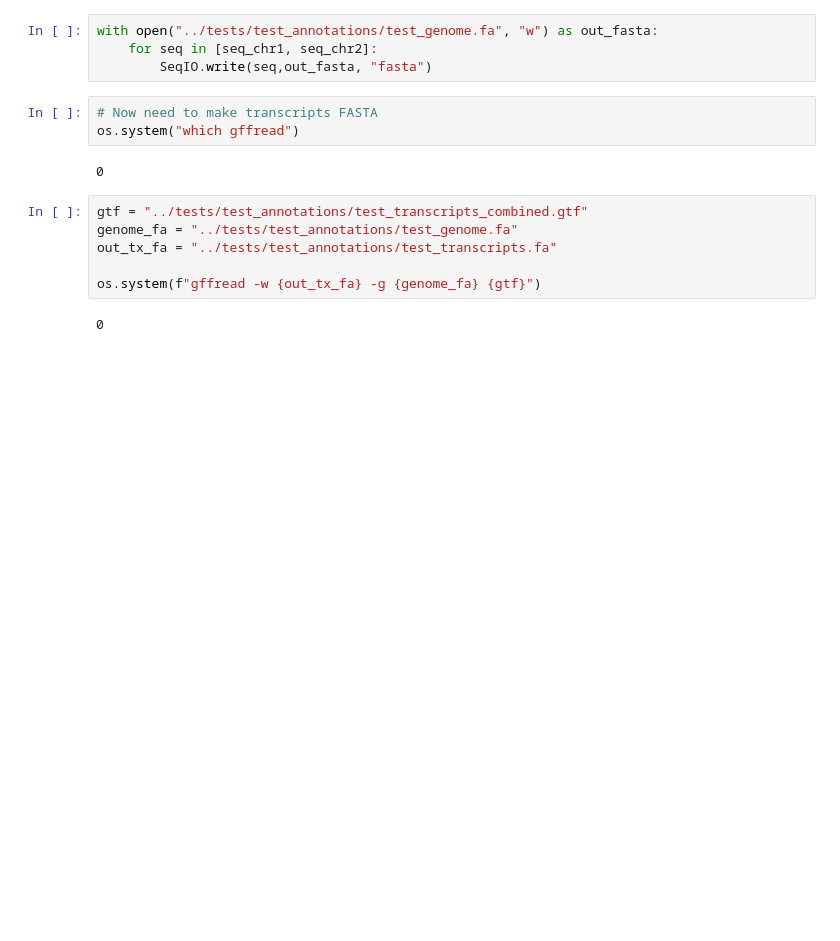
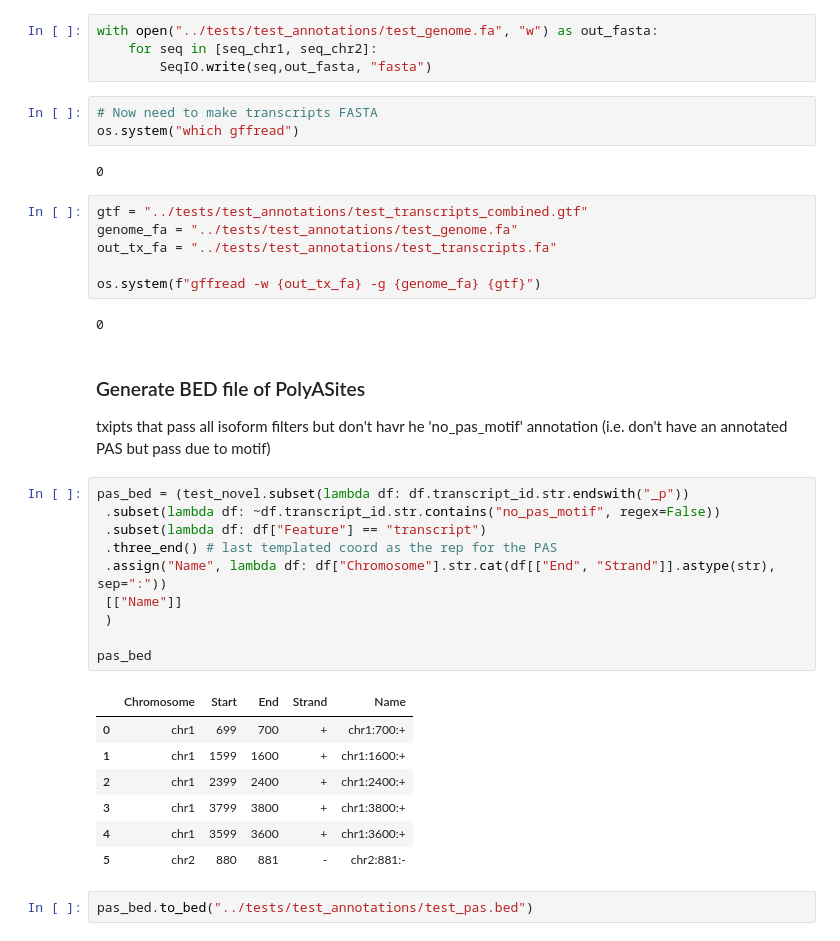
Before and after one commit to frattalab/PAPA, a Jupyter notebook: scripts/generate_test_annotations.ipynb, the cells around one changed output. Drawn from its saved outputs; the diff is of its cells as text; blank space fills up the shorter version.

Commit message:
Generate test PAS atlas BED file

```diff
--- a/scripts/generate_test_annotations.ipynb
+++ b/scripts/generate_test_annotations.ipynb
@@ -593,3 +593,27 @@ out_tx_fa = "../tests/test_annotations/test_transcripts.fa"
 os.system(f"gffread -w {out_tx_fa} -g {genome_fa} {gtf}")
 # %% [output]
 0
+# %% [markdown]
+### Generate BED file of PolyASites
+
+txipts that pass all isoform filters but don't havr he 'no_pas_motif' annotation (i.e. don't have an annotated PAS but pass due to motif)
+# %%
+pas_bed = (test_novel.subset(lambda df: df.transcript_id.str.endswith("_p"))
+ .subset(lambda df: ~df.transcript_id.str.contains("no_pas_motif", regex=False))
+ .subset(lambda df: df["Feature"] == "transcript")
+ .three_end() # last templated coord as the rep for the PAS
+ .assign("Name", lambda df: df["Chromosome"].str.cat(df[["End", "Strand"]].astype(str), sep=":"))
+ [["Name"]]
+ )
+
+pas_bed
+# %% [output]
+|  | Chromosome | Start | End | Strand | Name |
+| 0 | chr1 | 699 | 700 | + | chr1:700:+ |
+| 1 | chr1 | 1599 | 1600 | + | chr1:1600:+ |
+| 2 | chr1 | 2399 | 2400 | + | chr1:2400:+ |
+| 3 | chr1 | 3799 | 3800 | + | chr1:3800:+ |
+| 4 | chr1 | 3599 | 3600 | + | chr1:3600:+ |
+| 5 | chr2 | 880 | 881 | - | chr2:881:- |
+# %%
+pas_bed.to_bed("../tests/test_annotations/test_pas.bed")
```
